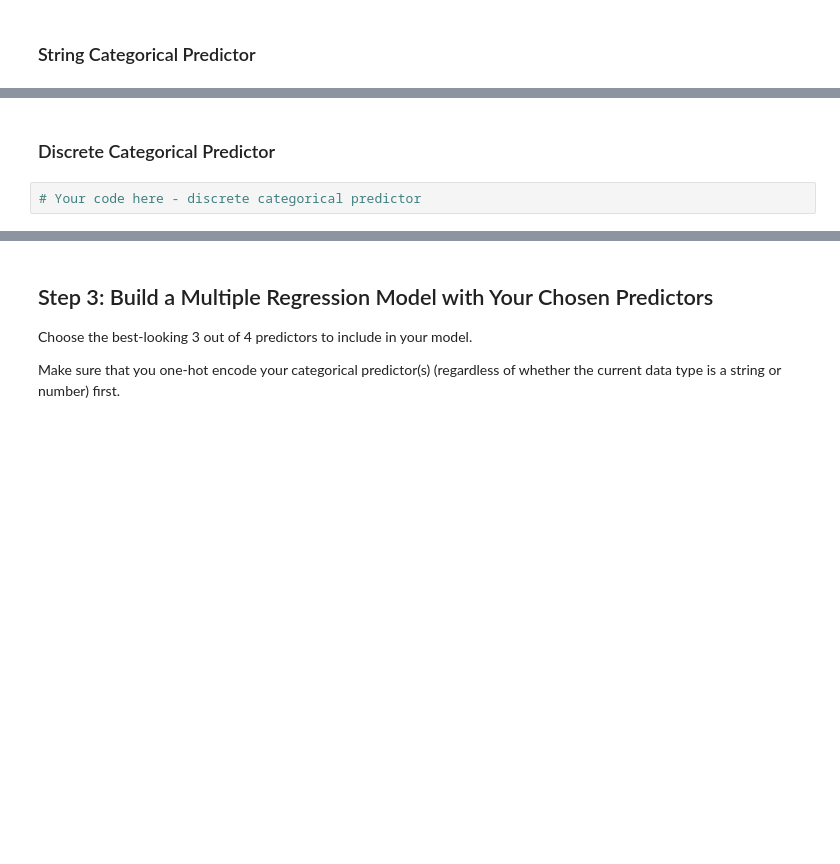
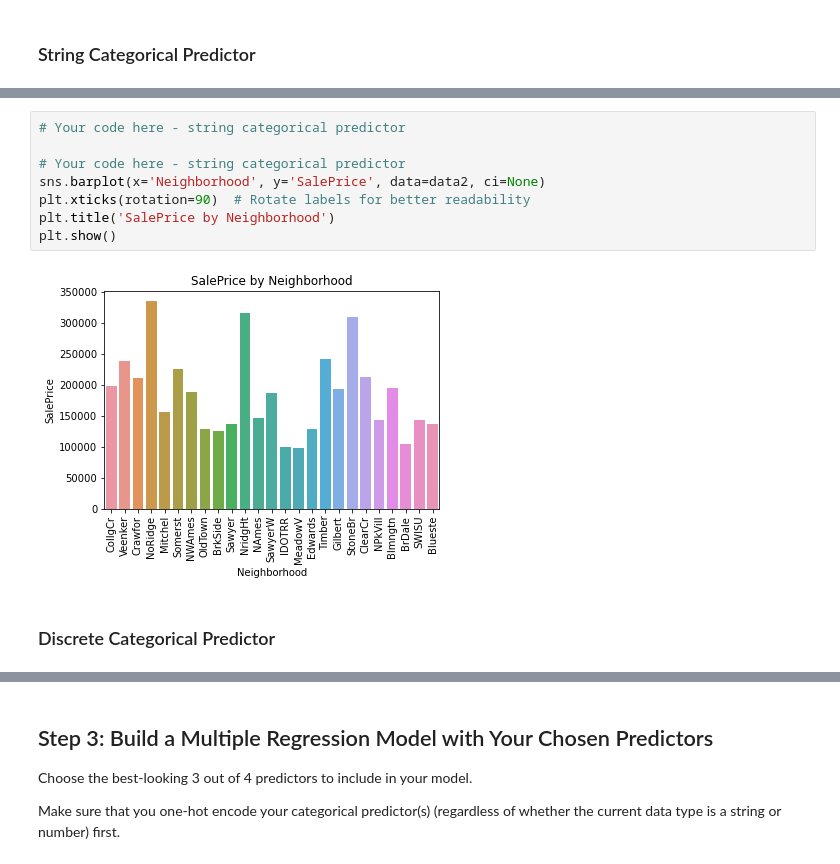
Before and after one commit to vnelima/dsc-categorical-variables-regression-lab, a Jupyter notebook: index.ipynb, the cells around one changed output, grey strips where cells are left out. Cells and saved outputs as stored; diff of their text form; blank space fills up the shorter version.

```diff
--- a/index.ipynb
+++ b/index.ipynb
@@ -184,4 +200,12 @@ data2.select_dtypes("number")
+# %%
+# Your code here - string categorical predictor
+
+# Your code here - string categorical predictor
+sns.barplot(x='Neighborhood', y='SalePrice', data=data2, ci=None)
+plt.xticks(rotation=90)  # Rotate labels for better readability
+plt.title('SalePrice by Neighborhood')
+plt.show()
+# %% [output]
+[figure, added]
 # %% [markdown]
 ### Discrete Categorical Predictor
-# %%
-# Your code here - discrete categorical predictor
```
Also changed, not shown: parts of 21 cells of this notebook.
